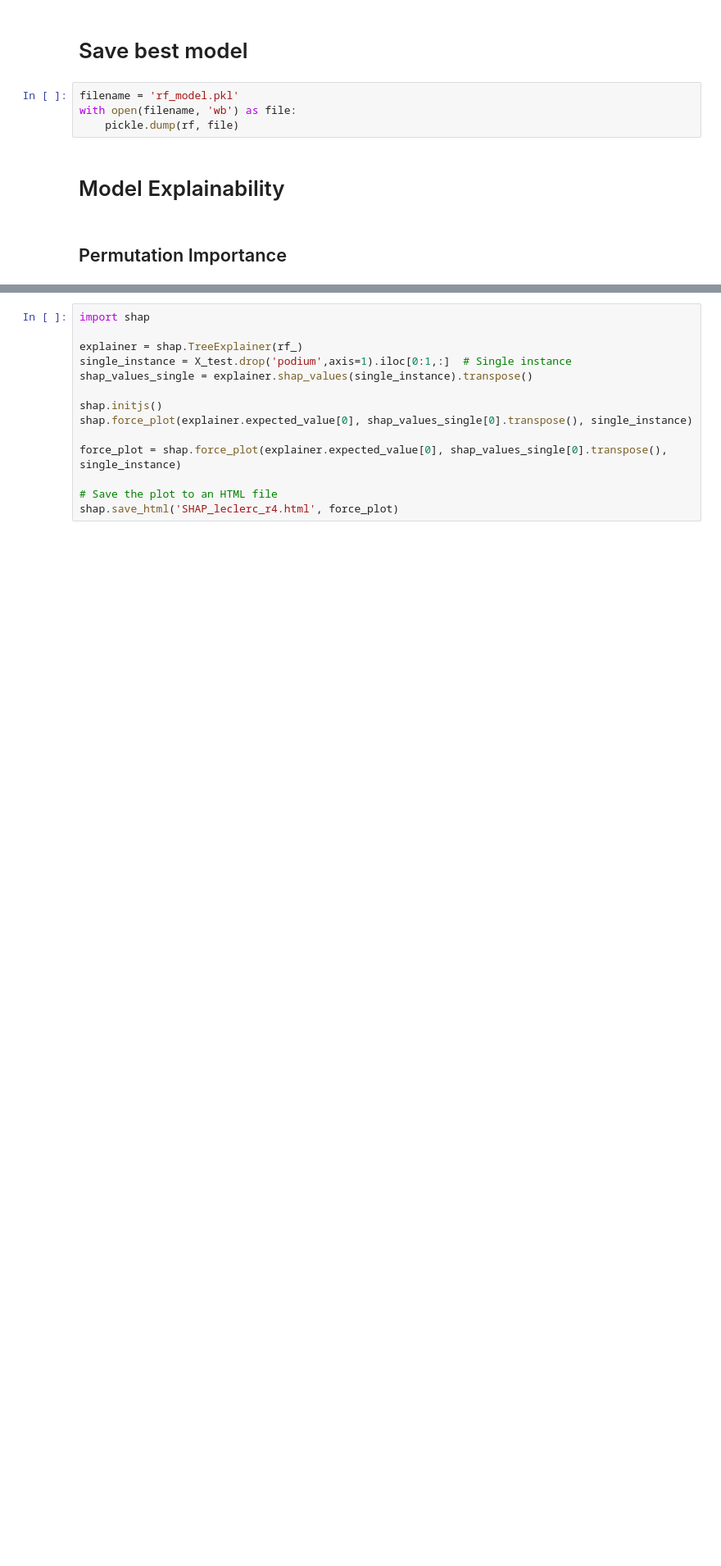
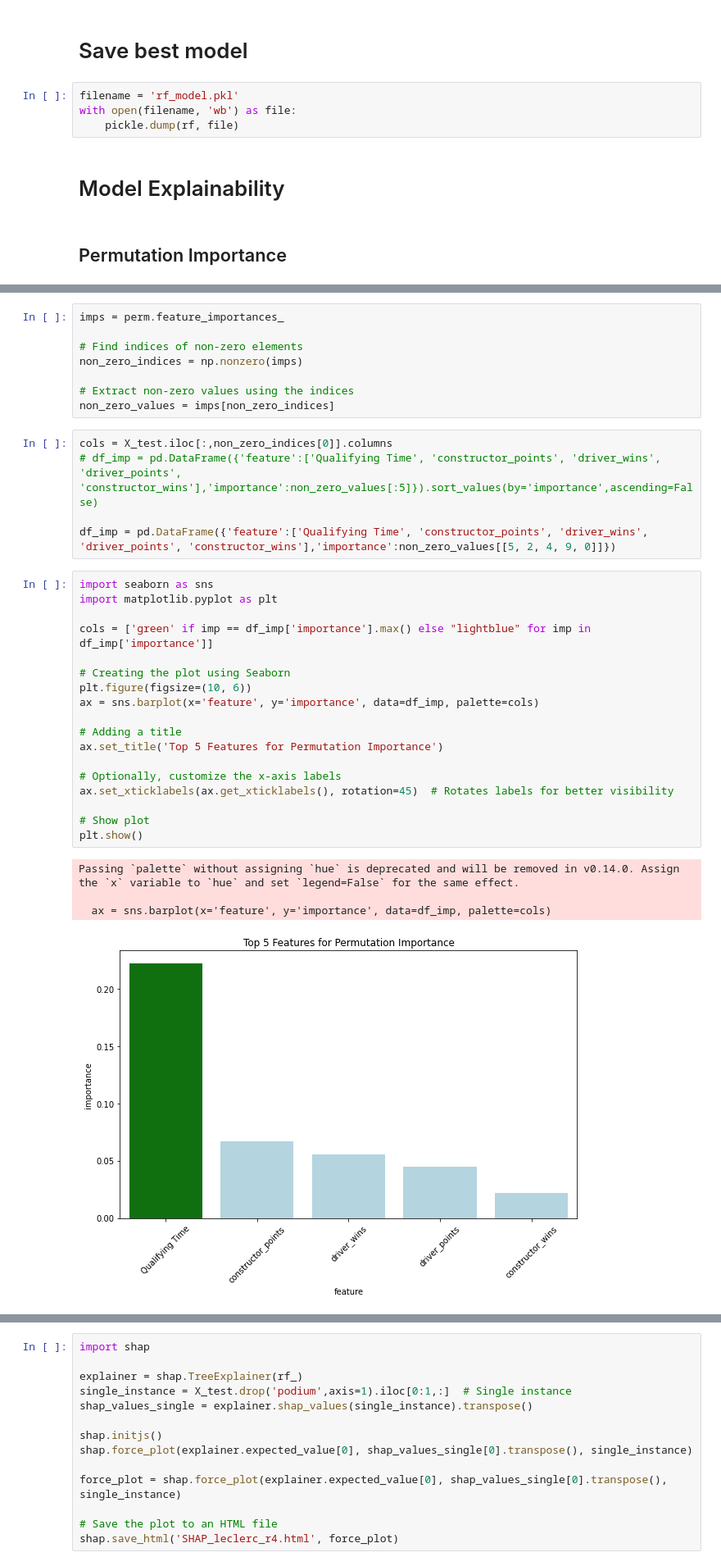
Before and after one commit to esanchezmex/F1, a Jupyter notebook: Models_Predictions.ipynb, the cells around one changed output, grey strips where cells are left out. Shown: that part at 82% size. Drawn from its saved outputs; the diff is of its cells as text; blank space fills up the shorter version.

```diff
--- a/Models_Predictions.ipynb
+++ b/Models_Predictions.ipynb
@@ -265,4 +262,40 @@ eli5.show_weights(perm, feature_names = X_test.drop('podium',axis=1).columns.tol
 | … 78 more … |  |
+# %%
+imps = perm.feature_importances_
+
+# Find indices of non-zero elements
+non_zero_indices = np.nonzero(imps)
+
+# Extract non-zero values using the indices
+non_zero_values = imps[non_zero_indices]
+# %%
+cols = X_test.iloc[:,non_zero_indices[0]].columns
+# df_imp = pd.DataFrame({'feature':['Qualifying Time', 'constructor_points', 'driver_wins', 'driver_points', 'constructor_wins'],'importance':non_zero_values[:5]}).sort_values(by='importance',ascending=False)
+
+df_imp = pd.DataFrame({'feature':['Qualifying Time', 'constructor_points', 'driver_wins', 'driver_points', 'constructor_wins'],'importance':non_zero_values[[5, 2, 4, 9, 0]]})
+# %%
+import seaborn as sns
+import matplotlib.pyplot as plt
+
+cols = ['green' if imp == df_imp['importance'].max() else "lightblue" for imp in df_imp['importance']]
+
+# Creating the plot using Seaborn
+plt.figure(figsize=(10, 6))
+ax = sns.barplot(x='feature', y='importance', data=df_imp, palette=cols)
+
+# Adding a title
+ax.set_title('Top 5 Features for Permutation Importance')
+
+# Optionally, customize the x-axis labels
+ax.set_xticklabels(ax.get_xticklabels(), rotation=45)  # Rotates labels for better visibility
+
+# Show plot
+plt.show()
+# %% [output]
+Passing `palette` without assigning `hue` is deprecated and will be removed in v0.14.0. Assign the `x` variable to `hue` and set `legend=False` for the same effect.
+
+  ax = sns.barplot(x='feature', y='importance', data=df_imp, palette=cols)
+[figure, added]
 # %%
 from sklearn.inspection import PartialDependenceDisplay
 import matplotlib.pyplot as plt
```
Also changed, not shown: parts of 5 cells of this notebook, 1 other file.
